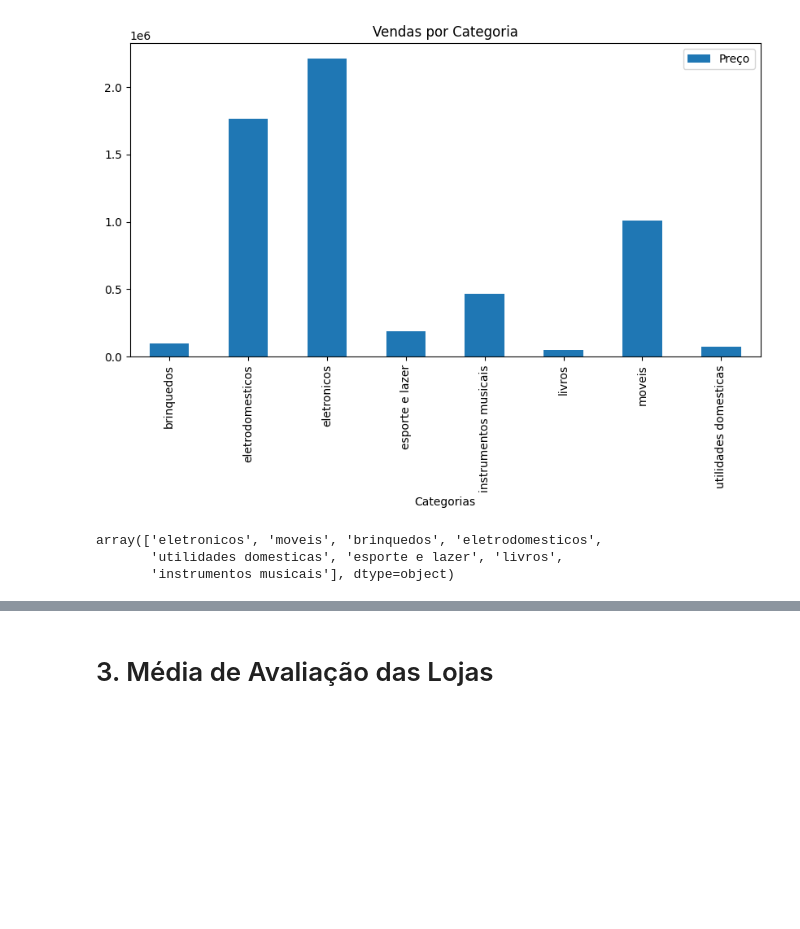
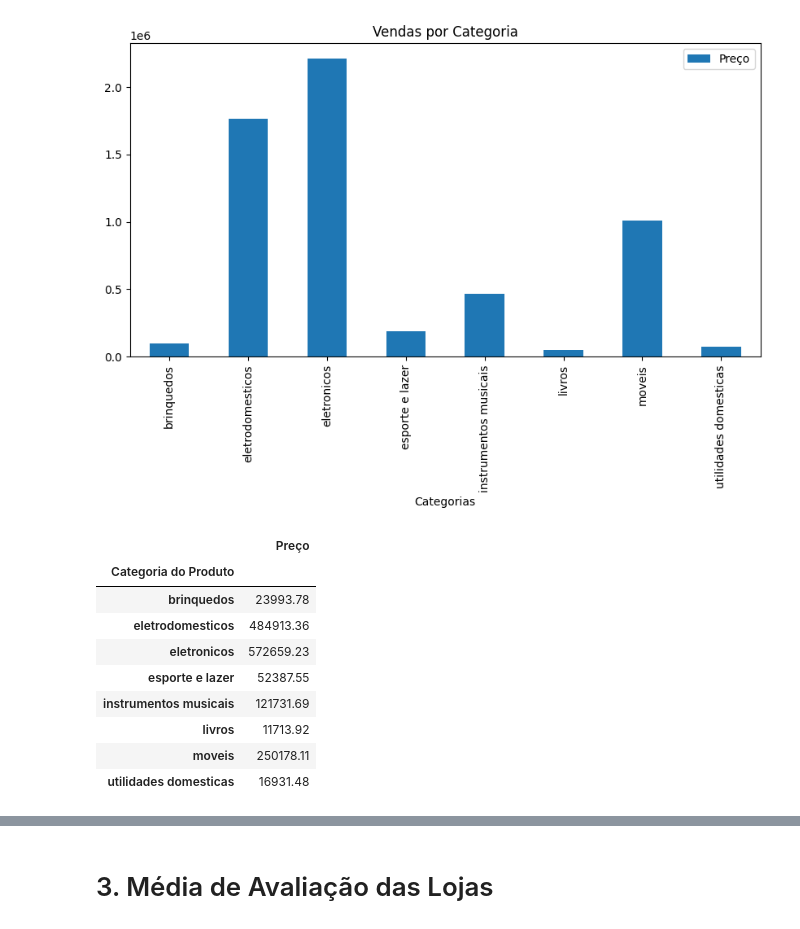
Before and after one commit to fggrava/Challenge_ONE_Data_Science_Alura_Store, a Jupyter notebook: AluraStoreBr.ipynb, the cells around one changed output, grey strips where cells are left out. Saved outputs shown, nothing was run; the diff lists cells and outputs as text; code cells hidden in the pictures; blank space fills up the shorter version.

```diff
--- a/AluraStoreBr.ipynb
+++ b/AluraStoreBr.ipynb
@@ -115,9 +112,17 @@ Vendas_por_Categoria.groupby('Categoria do Produto').sum().plot(kind = 'bar', fi
 # %% [output]
 <Axes: title={'center': 'Vendas por Categoria'}, xlabel='Categorias'>
 [figure]
-# %%
-loja['Categoria do Produto'].unique()
-# %% [output]
-array(['eletronicos', 'moveis', 'brinquedos', 'eletrodomesticos',
-       'utilidades domesticas', 'esporte e lazer', 'livros',
-       'instrumentos musicais'], dtype=object)
+# %%
+Vendas_por_Categoria_loja1 = loja[[ 'Categoria do Produto','Preço']]
+Vendas_por_Categoria_loja1.groupby('Categoria do Produto').sum()#.plot(kind = 'bar')
+# %% [output]
+|  | Preço |
+| Categoria do Produto |  |
+| brinquedos | 23993.78 |
+| eletrodomesticos | 484913.36 |
+| eletronicos | 572659.23 |
+| esporte e lazer | 52387.55 |
+| instrumentos musicais | 121731.69 |
+| livros | 11713.92 |
+| moveis | 250178.11 |
+| utilidades domesticas | 16931.48 |
```
Also changed, not shown: parts of 18 cells of this notebook.
